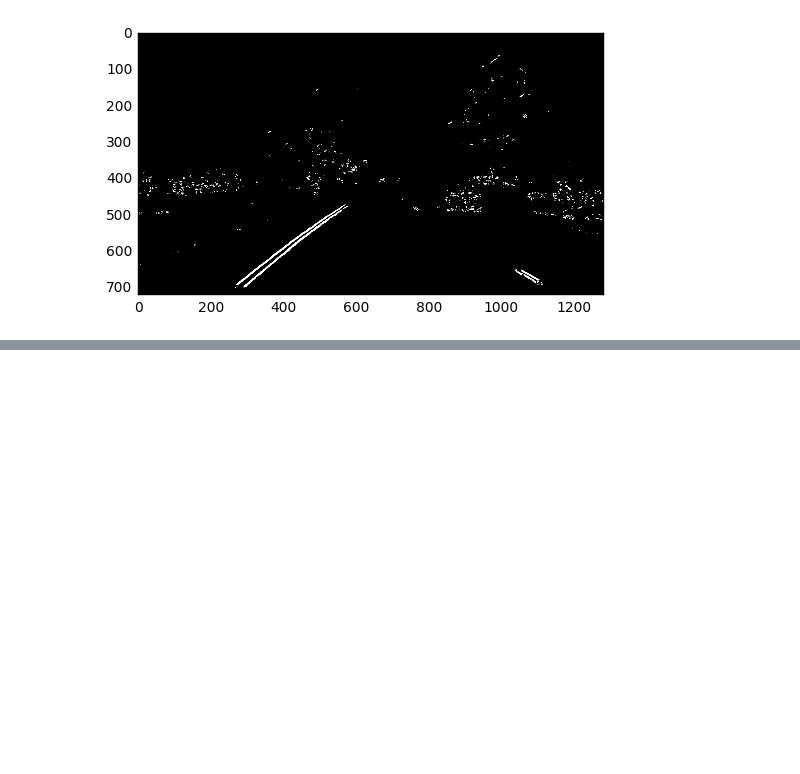
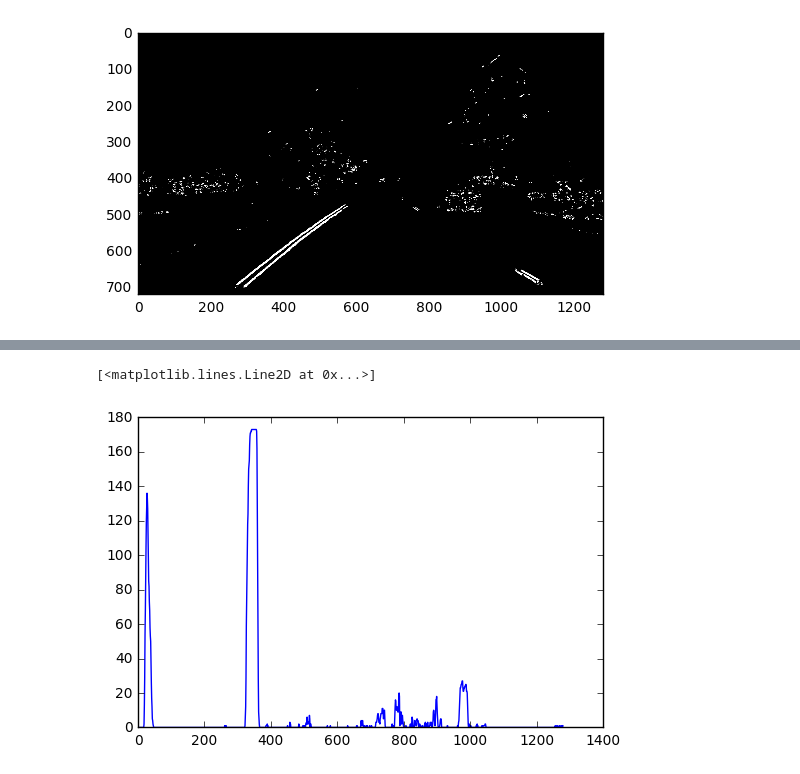
Before and after one commit to alpernkanli/CarND-Advanced-Lane-Lines, a Jupyter notebook: Explore-2.ipynb, the cells around one changed output, grey strips where cells are left out. Saved outputs shown, nothing was run; the diff lists cells and outputs as text; code cells hidden in the pictures; blank space fills up the shorter version.

```diff
--- a/Explore-2.ipynb
+++ b/Explore-2.ipynb
@@ -155,0 +156,6 @@ plt.imshow(warped, cmap='gray')
+# %%
+hist = np.sum(warped[int(3*warped.shape[0]/4):, :], axis=0)
+plt.plot(hist)
+# %% [output]
+[<matplotlib.lines.Line2D at 0x...>]
+[figure, added]
```
Also changed, not shown: parts of 8 cells of this notebook.
